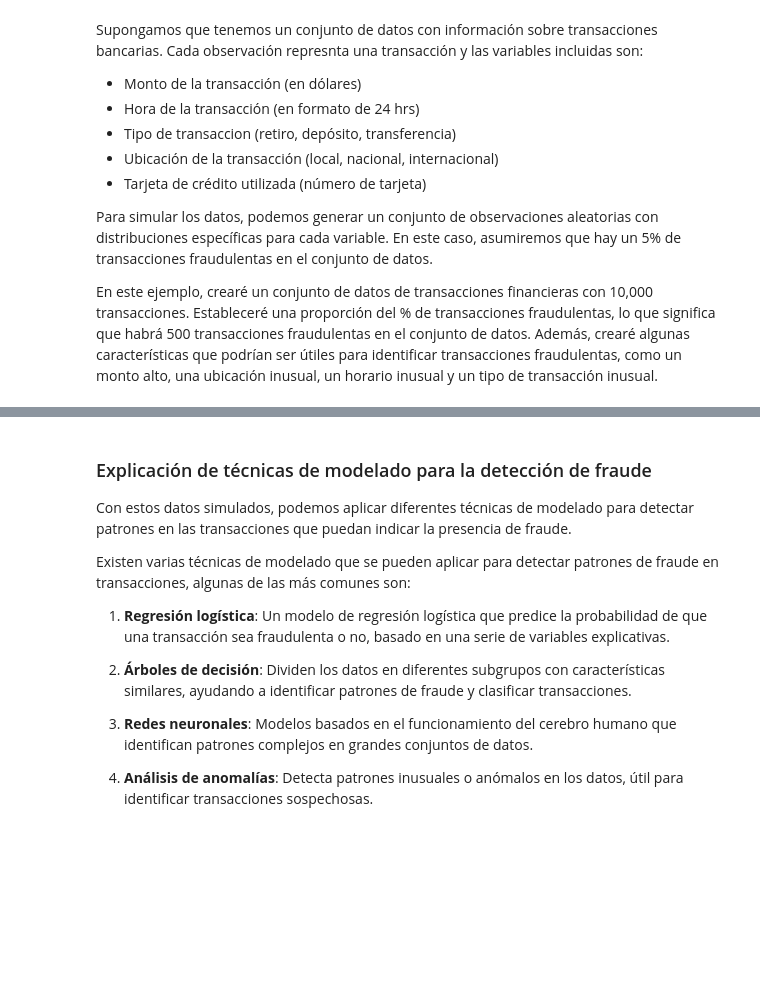
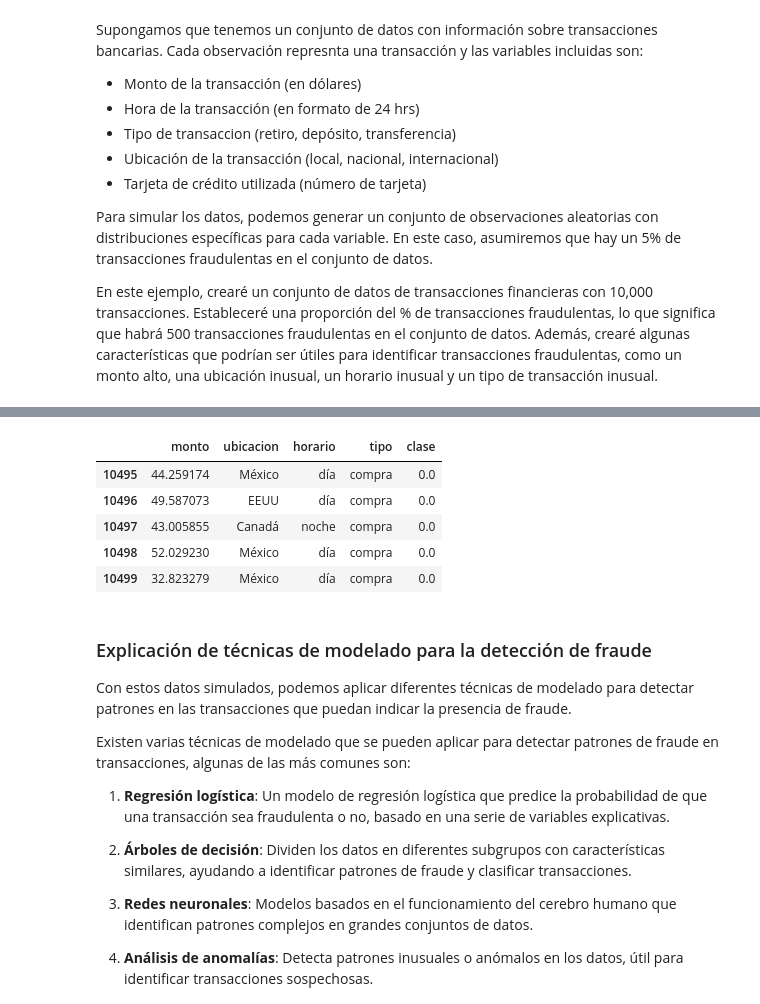
Before and after one commit to melanieoyarzun/herramientas_aplicadas, a Jupyter notebook: ejemplo_clasificacion_fraudes.ipynb, the cells around one changed output, grey strips where cells are left out. Saved outputs shown, nothing was run; the diff lists cells and outputs as text; code cells hidden in the pictures; blank space fills up the shorter version.

```diff
--- a/ejemplo_clasificacion_fraudes.ipynb
+++ b/ejemplo_clasificacion_fraudes.ipynb
@@ -61,3 +88,13 @@ datos.head()
+# %%
+# Visualizar las ultimas seis filas de los datos
+datos.tail()
+# %% [output]
+|  | monto | ubicacion | horario | tipo | clase |
+| 10495 | 44.259174 | México | día | compra | 0.0 |
+| 10496 | 49.587073 | EEUU | día | compra | 0.0 |
+| 10497 | 43.005855 | Canadá | noche | compra | 0.0 |
+| 10498 | 52.029230 | México | día | compra | 0.0 |
+| 10499 | 32.823279 | México | día | compra | 0.0 |
 # %% [markdown]
 
 ### Explicación de técnicas de modelado para la detección de fraude
```
Also changed, not shown: parts of 39 cells of this notebook.
